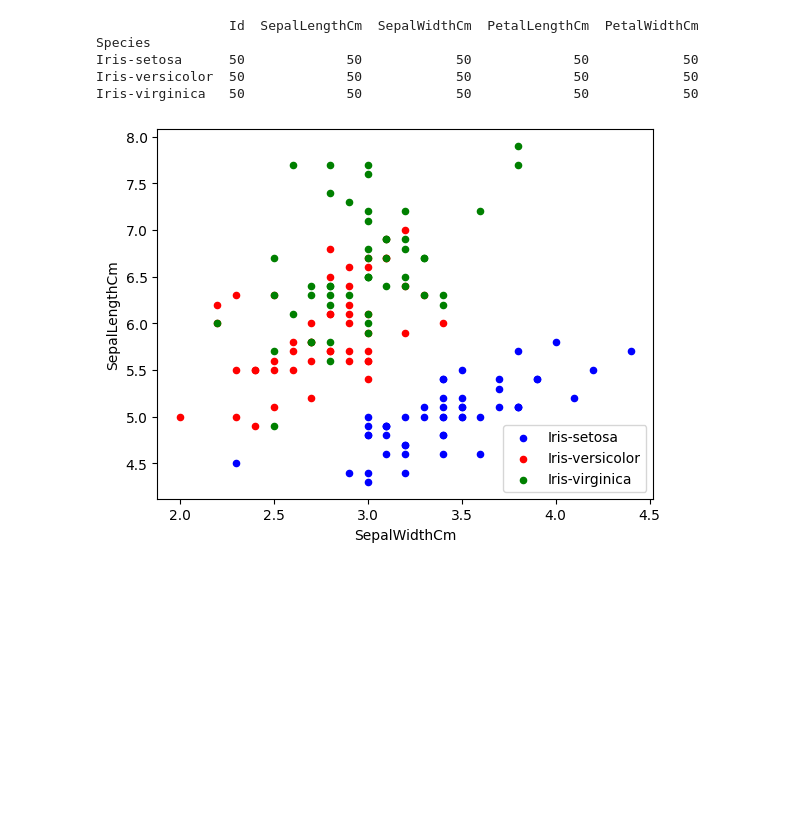
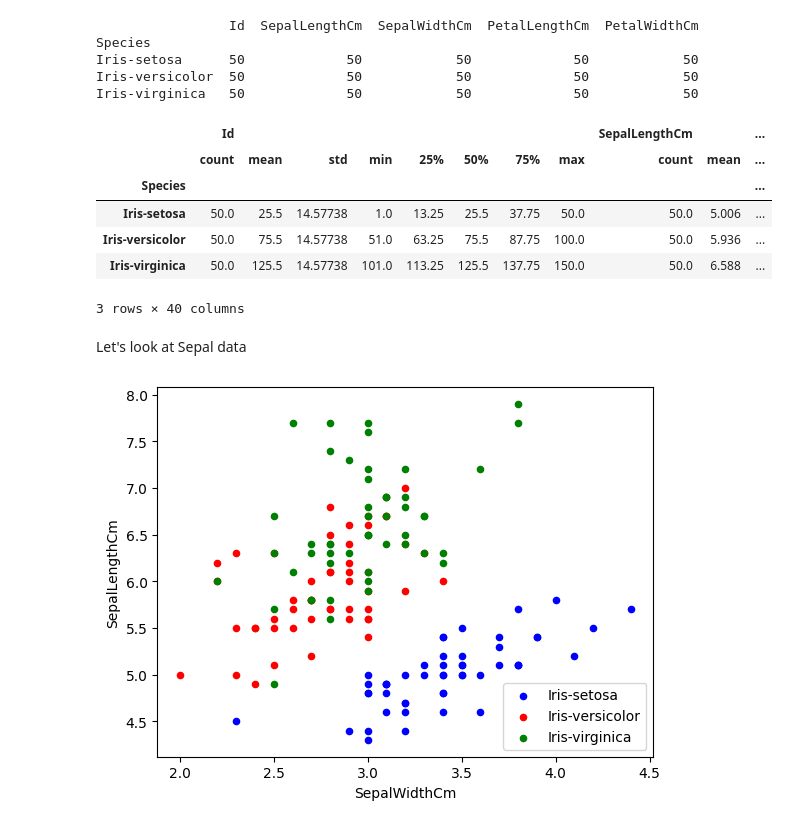
Before and after one commit to angeladai1/ai-exploration, a Jupyter notebook: iris.ipynb, the cells around one changed output. Cells and saved outputs as stored; diff of their text form; code cells hidden in the pictures; blank space fills up the shorter version.

```diff
--- a/iris.ipynb
+++ b/iris.ipynb
@@ -98,6 +114,18 @@ Species
 Iris-setosa      50             50            50             50            50
 Iris-versicolor  50             50            50             50            50
 Iris-virginica   50             50            50             50            50
+# %%
+df.groupby('Species').describe()
+# %% [output]
+|  | Id |  |  |  |  |  |  |  | SepalLengthCm |  | ... |
+|  | count | mean | std | min | 25% | 50% | 75% | max | count | mean | ... |
+| Species |  |  |  |  |  |  |  |  |  |  | ... |
+| Iris-setosa | 50.0 | 25.5 | 14.57738 | 1.0 | 13.25 | 25.5 | 37.75 | 50.0 | 50.0 | 5.006 | ... |
+| Iris-versicolor | 50.0 | 75.5 | 14.57738 | 51.0 | 63.25 | 75.5 | 87.75 | 100.0 | 50.0 | 5.936 | ... |
+| Iris-virginica | 50.0 | 125.5 | 14.57738 | 101.0 | 113.25 | 125.5 | 137.75 | 150.0 | 50.0 | 6.588 | ... |
+3 rows × 40 columns
+# %% [markdown]
+Let's look at Sepal data
 # %%
 # now i want to plot each of the data on a chart, with different colours.
 
```
Also changed, not shown: parts of 5 cells of this notebook.
